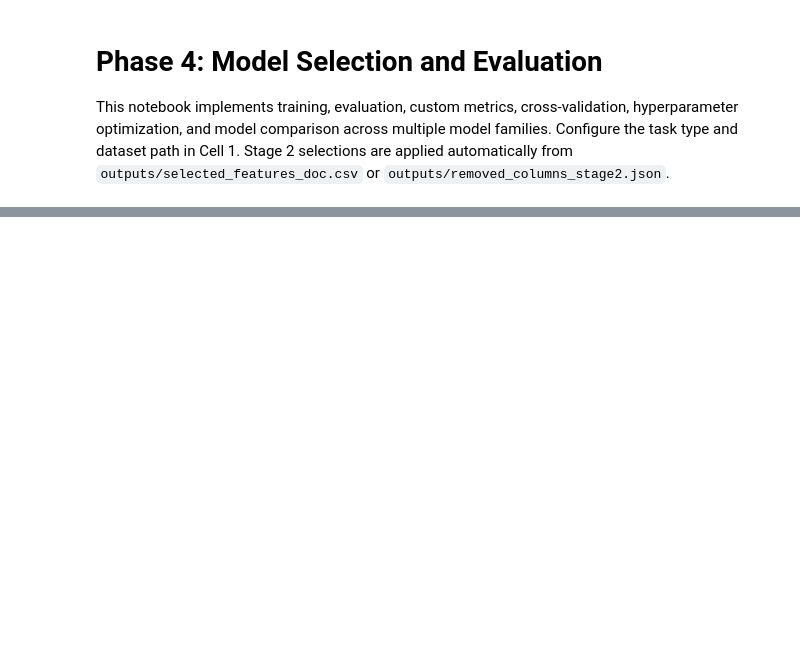
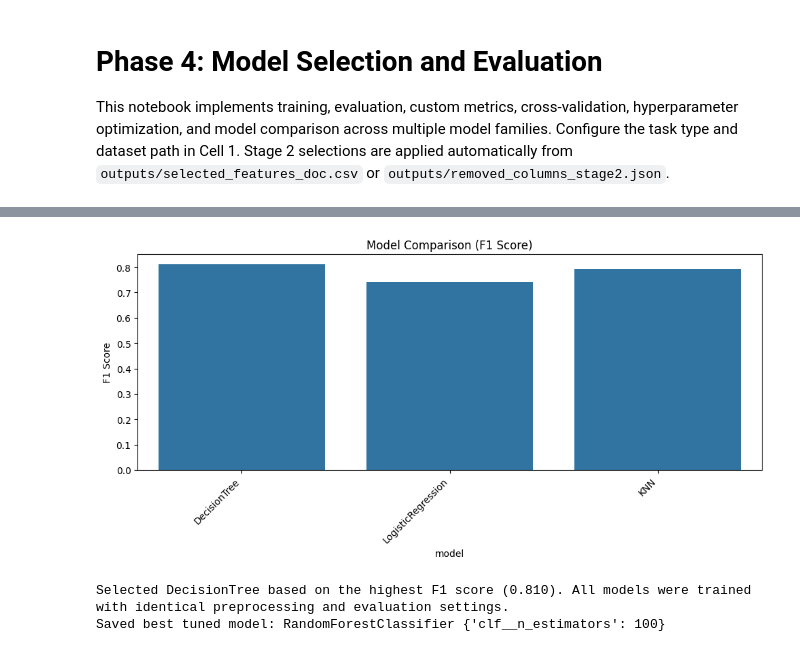
Before and after one commit to ryangpham/collision-clankers, a Jupyter notebook: Model_Selection_and_Evaluation.ipynb, the cells around one changed output, grey strips where cells are left out. Saved outputs shown, nothing was run; the diff lists cells and outputs as text; code cells hidden in the pictures; blank space fills up the shorter version.

Commit message:
models and CV

```diff
--- a/Model_Selection_and_Evaluation.ipynb
+++ b/Model_Selection_and_Evaluation.ipynb
@@ -434,59 +355,40 @@ best_models_df.head()
 # %%
-# Leaderboard, plots, and save best estimator
+# Leaderboard (from simple models)
 comp_df = pd.DataFrame(results)
 
+plt.figure(figsize=(10,5))
+sns.barplot(data=comp_df, x="model", y="f1")
+plt.ylabel("F1 Score")
+plt.xticks(rotation=45, ha="right")
+plt.title("Model Comparison (F1 Score)")
+plt.tight_layout()
+plt.show()
 
-plt.figure(figsize=(10,5))
-if task_type == "classification":
-    sns.barplot(data=comp_df, x="model", y="f1")
-    plt.ylabel("F1 Score")
-else:
-    sns.barplot(data=comp_df, x="model", y="rmse")
-    plt.ylabel("RMSE (lower is better)")
-plt.xticks(rotation=45, ha="right")
-plt.title("Primary Metric by Model")
-plt.tight_layout()
+# Rank models by F1
+ranked = comp_df.sort_values(by="f1", ascending=False)
+best_row = ranked.iloc[0]
 
-
-# Rank and justification
-if task_type == "classification":
-    ranked = comp_df.sort_values(by="f1", ascending=False)
-    best_row = ranked.iloc[0]
-    justification = (
-        f"Selected {best_row['model']} for highest F1 ({best_row['f1']:.3f}). "
-        f"Compared to baseline accuracy {comp_df.loc[comp_df['model']=='Baseline(DummyClassifier)','accuracy'].max():.3f} where available. "
-        f"Balance of performance, interpretability, and efficiency.")
-else:
-    ranked = comp_df.sort_values(by="rmse", ascending=True)
-    best_row = ranked.iloc[0]
-    justification = (
-        f"Selected {best_row['model']} for lowest RMSE ({best_row['rmse']:.3f}) and strong R2 ({best_row.get('r2', np.nan):.3f}). "
-        f"Improves over baseline.")
-
+justification = (
+    f"Selected {best_row['model']} based on the highest F1 score "
+    f"({best_row['f1']:.3f}). "
+    f"All models were trained with identical preprocessing and evaluation settings."
+)
 
 print(justification)
 
+# Save leaderboard
+os.makedirs("outputs", exist_ok=True)
+comp_df.to_csv("outputs/model_leaderboard.csv", index=False)
+ranked.to_csv("outputs/model_leaderboard_ranked.csv", index=False)
 
-import os
-from joblib import dump
-os.makedirs("outputs", exist_ok=True)
-comp_df.to_csv(os.path.join("outputs", "model_leaderboard.csv"), index=False)
-ranked.to_csv(os.path.join("outputs", "model_leaderboard_ranked.csv"), index=False)
+# Save best tuned model from Grid Search
+best_from_grid = max(best_models, key=lambda bm: bm["best_score_cv"])
+best_est = best_from_grid["best_estimator"]
+best_est.fit(X_train[:20000], y_train[:20000])
 
-
-# Save best estimator from grid search
-if len(best_models) > 0:
-    if task_type == "classification":
-        best_from_grid = max(best_models, key=lambda bm: bm["best_score_cv"])
-    else:
-        best_from_grid = min(best_models, key=lambda bm: bm["best_score_cv"])
-    best_est = best_from_grid["best_estimator"]
-    best_est.fit(X_train, y_train)
-    dump(best_est, os.path.join("outputs", "best_model.pkl"))
-    print("Saved best tuned model:", best_from_grid["name"], best_from_grid["best_params"])
-
-
-# Save metrics summary
-summary = {"task_type": task_type, "primary_metric": primary_metric}
-with open(os.path.join("outputs", "metrics_summary.json"), "w") as f:
-    json.dump(summary, f, indent=2)
+dump(best_est, "outputs/best_model.pkl")
+print("Saved best tuned model:", best_from_grid["name"], best_from_grid["best_params"])
+# %% [output]
+[figure, added]
+Selected DecisionTree based on the highest F1 score (0.810). All models were trained with identical preprocessing and evaluation settings.
+Saved best tuned model: RandomForestClassifier {'clf__n_estimators': 100}
```
Also changed, not shown: parts of 4 cells of this notebook, 1 other file.
